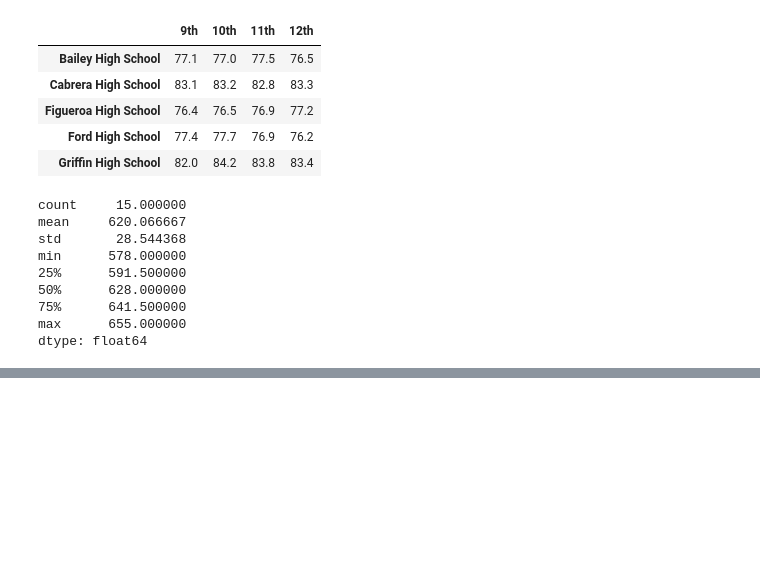
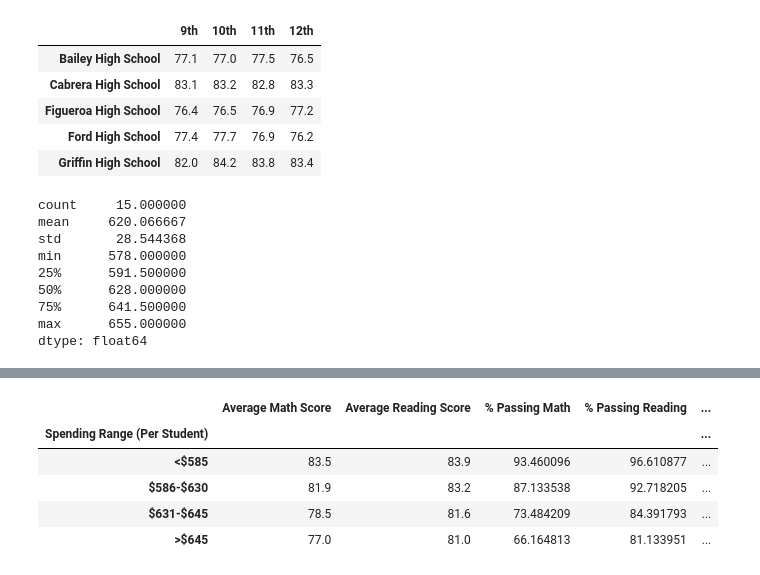
Before and after one commit to bradydwilton/School_District_Analysis, a Jupyter notebook: PyCitySchools.ipynb, the cells around one changed output, grey strips where cells are left out. Cells and saved outputs as stored; diff of their text form; code cells hidden in the pictures; blank space fills up the shorter version.

```diff
--- a/PyCitySchools.ipynb
+++ b/PyCitySchools.ipynb
@@ -1073,0 +1262,11 @@ dtype: float64
+# %%
+spending_summary_df['Average Math Score'] = spending_summary_df['Average Math Score'].map("{:.1f}".format)
+spending_summary_df['Average Reading Score'] = spending_summary_df['Average Reading Score'].map("{:.1f}".format)
+spending_summary_df
+# %% [output]
+|  | Average Math Score | Average Reading Score | % Passing Math | % Passing Reading | ... |
+| Spending Range (Per Student) |  |  |  |  | ... |
+| <$585 | 83.5 | 83.9 | 93.460096 | 96.610877 | ... |
+| $586-$630 | 81.9 | 83.2 | 87.133538 | 92.718205 | ... |
+| $631-$645 | 78.5 | 81.6 | 73.484209 | 84.391793 | ... |
+| >$645 | 77.0 | 81.0 | 66.164813 | 81.133951 | ... |
```
Also changed, not shown: parts of 34 cells of this notebook, 2 other files.
